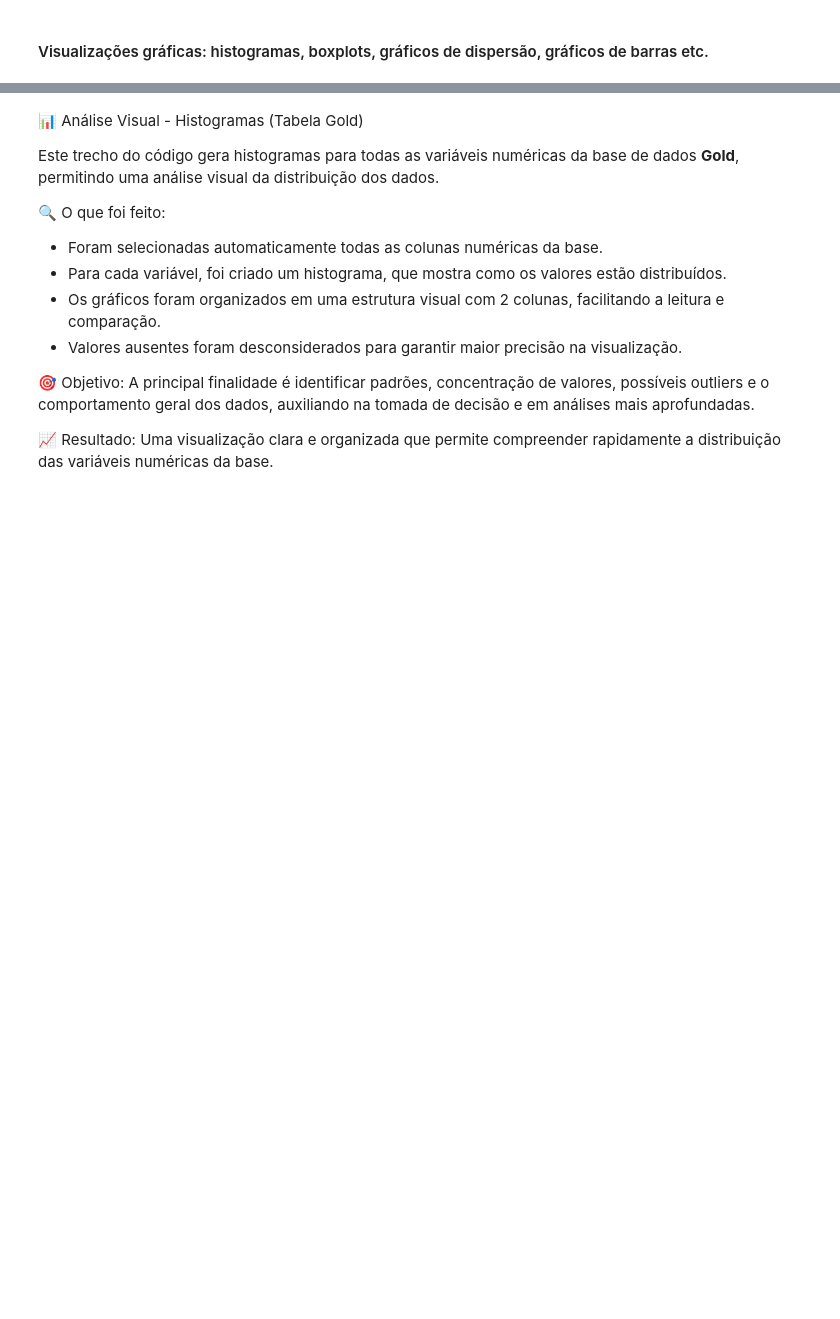
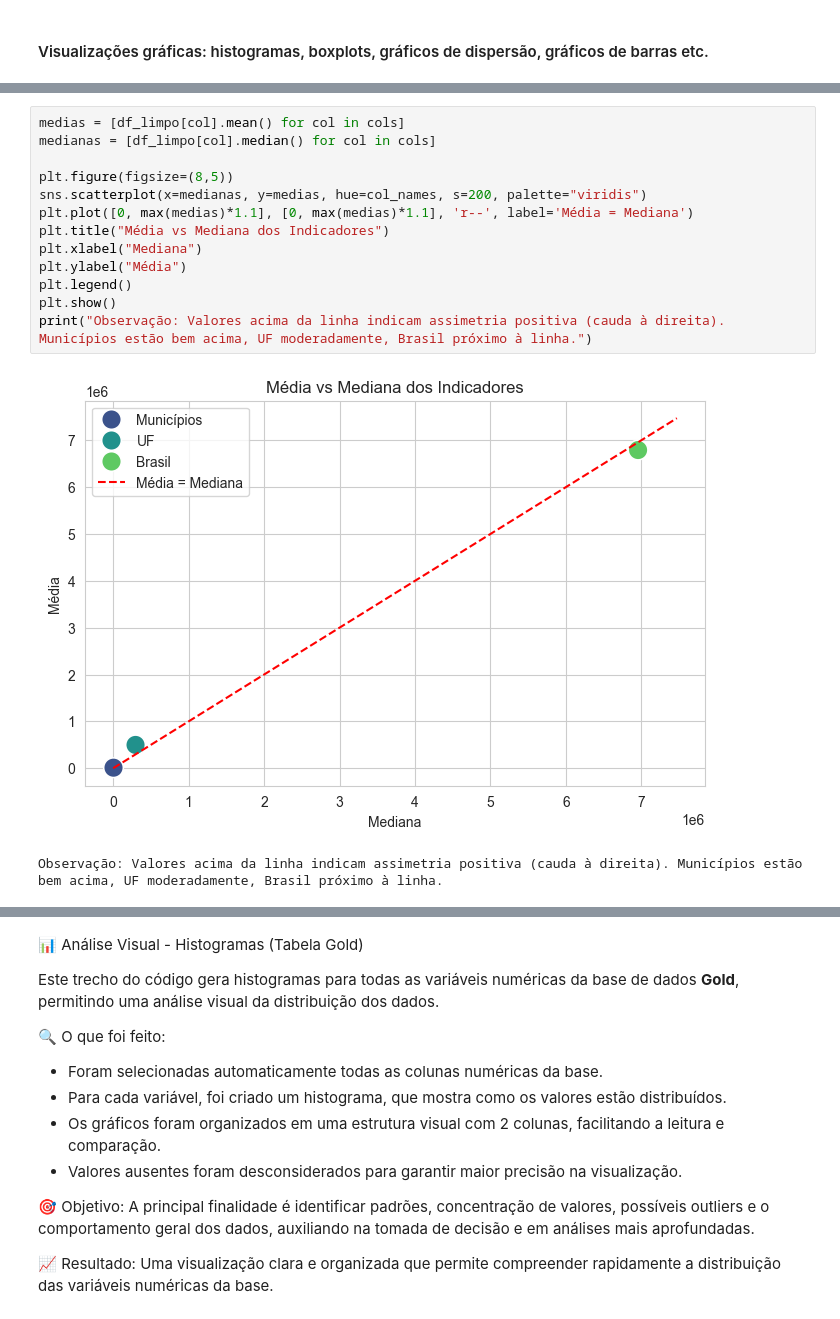
Before and after one commit to TeclaFernandes/Projeto_Analise_Dados_EC_SI_S5, a Jupyter notebook: Notebooks/N1/Notebook4.ipynb, the cells around one changed output, grey strips where cells are left out. Cells and saved outputs as stored; diff of their text form; blank space fills up the shorter version.

```diff
--- a/Notebooks/N1/Notebook4.ipynb
+++ b/Notebooks/N1/Notebook4.ipynb
@@ -963,0 +1023,16 @@ Esse padrão é na verdade esperado, mas requer uma análise um pouco mais profu
+# %%
+medias = [df_limpo[col].mean() for col in cols]
+medianas = [df_limpo[col].median() for col in cols]
+
+plt.figure(figsize=(8,5))
+sns.scatterplot(x=medianas, y=medias, hue=col_names, s=200, palette="viridis")
+plt.plot([0, max(medias)*1.1], [0, max(medias)*1.1], 'r--', label='Média = Mediana')
+plt.title("Média vs Mediana dos Indicadores")
+plt.xlabel("Mediana")
+plt.ylabel("Média")
+plt.legend()
+plt.show()
+print("Observação: Valores acima da linha indicam assimetria positiva (cauda à direita). Municípios estão bem acima, UF moderadamente, Brasil próximo à linha.")
+# %% [output]
+[figure, added]
+Observação: Valores acima da linha indicam assimetria positiva (cauda à direita). Municípios estão bem acima, UF moderadamente, Brasil próximo à linha.
```
Also changed, not shown: parts of 11 cells of this notebook.
